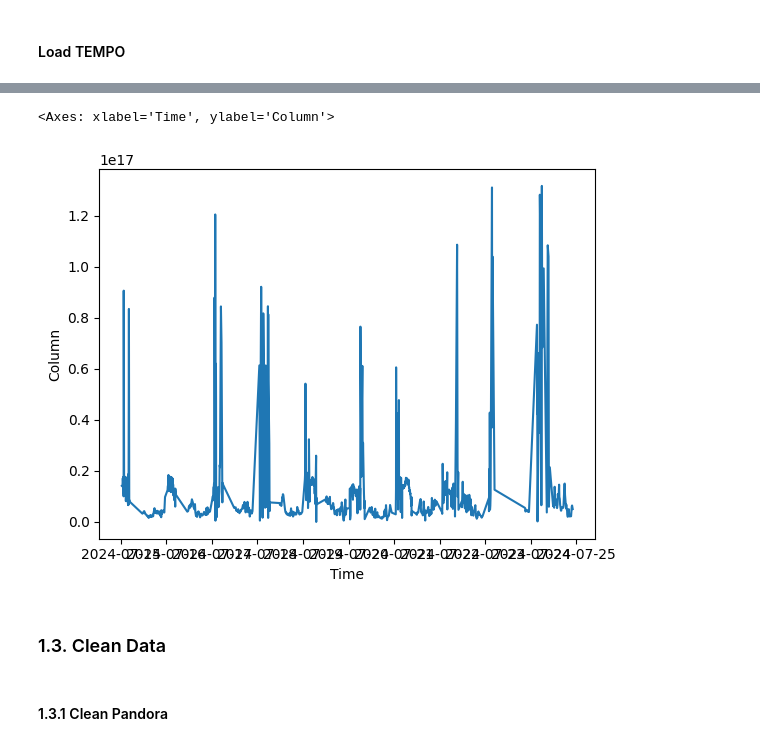
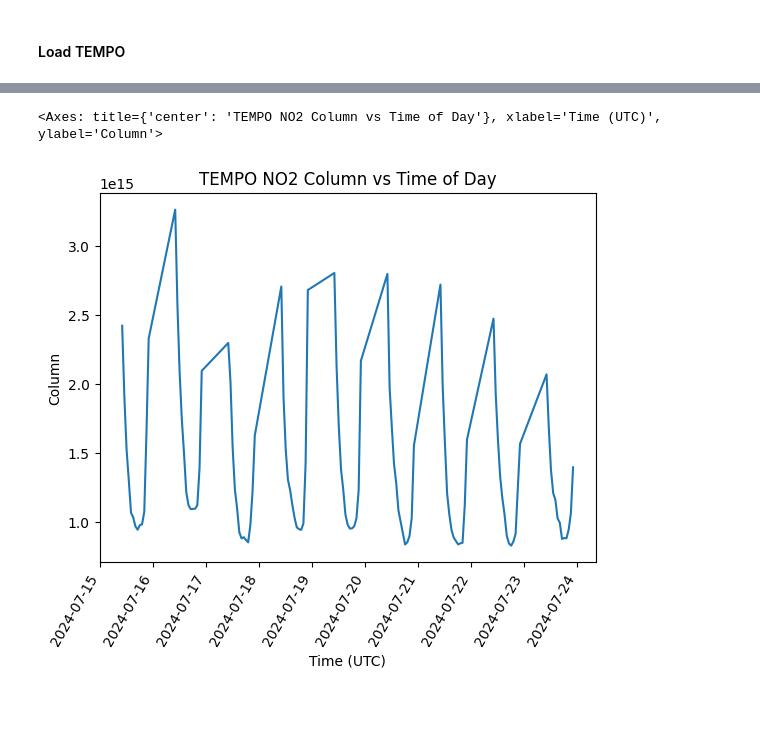
Before and after one commit to jestern001/MLA-Project, a Jupyter notebook: Project/Data_Getter.ipynb, the cells around one changed output, grey strips where cells are left out. Drawn from its saved outputs; the diff is of its cells as text; code cells hidden in the pictures; blank space fills up the shorter version.

Commit message:
Completed data ingest, cleaning and implimentation of linear and polynomial regression.

```diff
--- a/Project/Data_Getter.ipynb
+++ b/Project/Data_Getter.ipynb
@@ -136,7 +136,7 @@ pgn_formats = {
 
 # sites = ['BronxNY', 'BuffaloNY', 'QueensNY']
 # site with known daytime and nighttime data
-sites = {'WashingtonDC'}
+sites = {'WashingtonDC', 'HamptonVA'}
 # %% [markdown]
 #### 1.1.1.3 Get PGN Files
 # %% [markdown]
@@ -356,5 +377,6 @@ Parse TEMPO files into CSV format (if needed)
 # %%
 import netCDF4 as nc
+
 
 # only keep measurments within offset of a site
 offset = 0.1
@@ -363,10 +385,10 @@ TEMPO_FILES = []
 col_names = ['Time', 'Latitude', 'Longitude', 'Column', 'Uncertainty', 'Site', 'System']
 
 for path in nc_paths:
-    csv_path = path.with_suffix('.csv')
+    feather_path = path.with_suffix('.feather')
     # skip if file already exists
-    if csv_path.exists():
-        TEMPO_FILES.append(csv_path)
+    if feather_path.exists():
+        TEMPO_FILES.append(feather_path)
         continue
 
     file_time = datetime.fromisoformat(path.name.split('_')[4]).replace(tzinfo=None)
@@ -395,10 +417,11 @@ for path in nc_paths:
         'Column': cols,
         'Uncertainty': uncs,
     }
-    df = pd.DataFrame(data)
-
-    df.to_csv(csv_path, index=False)
-    TEMPO_FILES.append(csv_path)
+    df = pd.DataFrame(data) \
+        .replace({'Column': col_fil, 'Uncertainty': unc_fil}, np.nan) \
+        .dropna(subset=['Column', 'Uncertainty'])
+    df.to_feather(feather_path)
+    TEMPO_FILES.append(feather_path)
 
 print("Parsed", len(TEMPO_FILES), "files.")
 # %% [output]
@@ -568,8 +615,8 @@ Times are in UTC, so 0 is 8 PM Eastern Time.  There seems to be a No2 dieoff ove
 #### Load TEMPO
 # %%
 # raise Exception("This function takes too long to run")
-# select the number of samples to take (as data gets far too large to process on a single machine), also sort in terms of time
-tempo_df = pd.concat([pd.read_csv(p, engine="pyarrow") for p in TEMPO_FILES], ignore_index=True).sort_values('Time')
+tempo_df = pd.concat([pd.read_feather(p) for p in TEMPO_FILES], ignore_index=True) \
+    .sort_values('Time')
 print("TEMPO Data Shape:", tempo_df.shape)
 tempo_df.head()
 # %% [output]
@@ -584,0 +647,7 @@ It looks like there might be some outliers.  To handle them I'll remove values t
+# %%
+from datetime import timedelta
+
+
+tempo_hourly_df = tempo_df.set_index('Time').resample(timedelta(hours=1)).mean()
+print(tempo_hourly_df.shape)
+tempo_hourly_df.head()
@@ -585,13 +663,9 @@ It looks like there might be some outliers.  To handle them I'll remove values t
 # %%
-cutoff = pgn_df.Column.mean() + (pgn_df.Column.std() * 3)
-outlier_mask = pgn_df.Column < cutoff
-negative_mask = pgn_df.Column > 0
-pgn_df = pgn_df[outlier_mask & negative_mask]
-sns.lineplot(data=pgn_df.sample(1000), x='Time', y='Column')
+fig, ax = plt.subplots()
+plt.xticks(rotation=60, ha='right')
+plt.title("TEMPO NO2 Column vs Time of Day")
+plt.xlabel('Time (UTC)')
+sns.lineplot(data=tempo_hourly_df, x='Time', y='Column')
 # %% [output]
-<Axes: xlabel='Time', ylabel='Column'>
+<Axes: title={'center': 'TEMPO NO2 Column vs Time of Day'}, xlabel='Time (UTC)', ylabel='Column'>
-[figure, old version]
+[figure, new version]
-# %% [markdown]
-### 1.3. Clean Data
-# %% [markdown]
-#### 1.3.1 Clean Pandora
```
Also changed, not shown: parts of 57 cells of this notebook, 2 other files.
